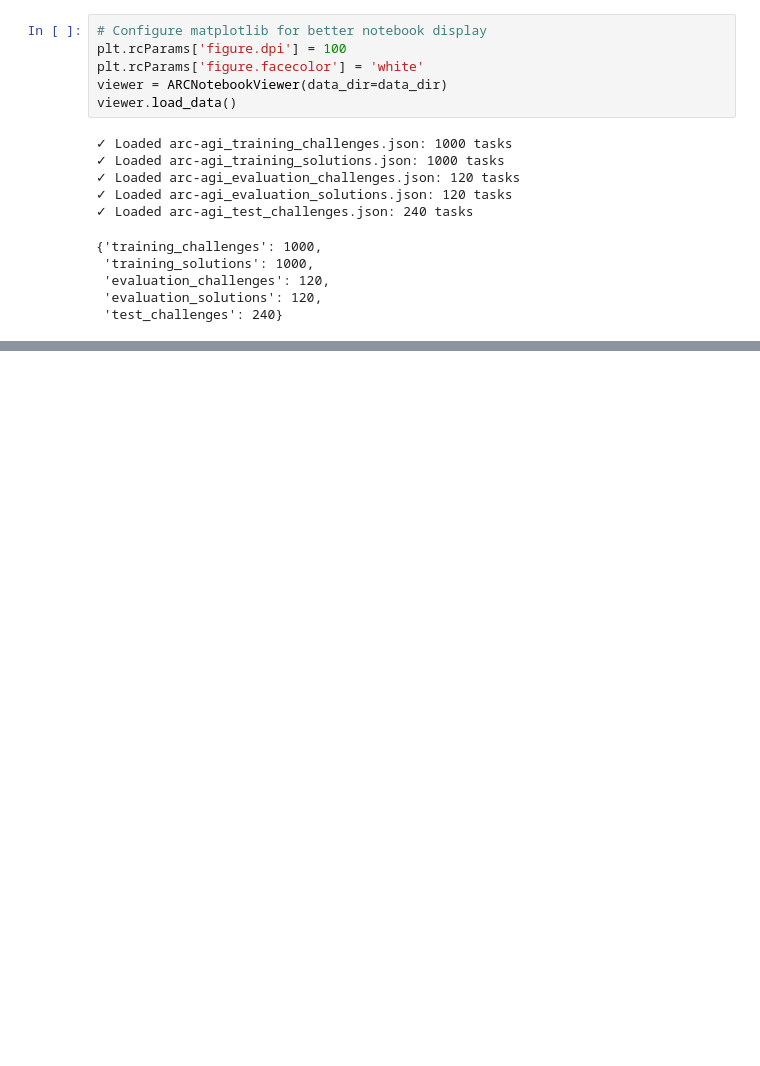
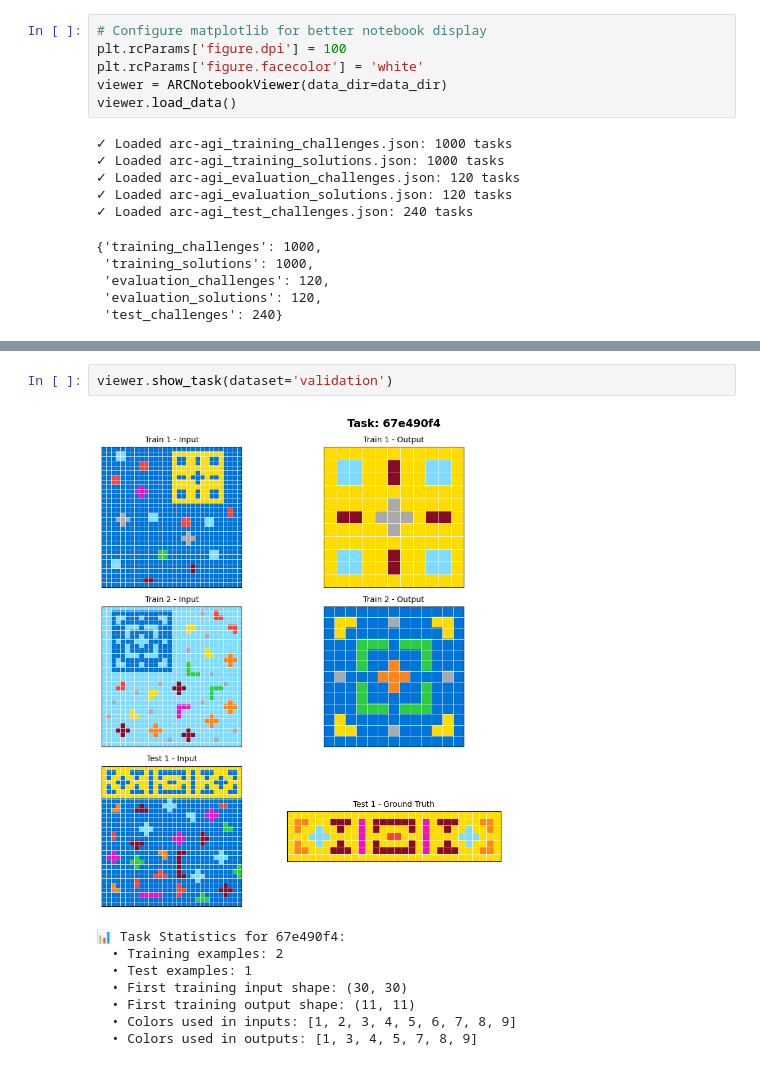
Before and after one commit to olivkoch/nano-trm, a Jupyter notebook: notebooks/neural_viewer.ipynb, the cells around one changed output, grey strips where cells are left out. Cells and saved outputs as stored; diff of their text form; blank space fills up the shorter version.

```diff
--- a/notebooks/neural_viewer.ipynb
+++ b/notebooks/neural_viewer.ipynb
@@ -54,0 +61,11 @@ viewer.visualize_model_predictions(evaluator.model, show_only_correct=True)
+# %%
+viewer.show_task(dataset='validation')
+# %% [output]
+[figure, added]
+📊 Task Statistics for 67e490f4:
+  • Training examples: 2
+  • Test examples: 1
+  • First training input shape: (30, 30)
+  • First training output shape: (11, 11)
+  • Colors used in inputs: [1, 2, 3, 4, 5, 6, 7, 8, 9]
+  • Colors used in outputs: [1, 3, 4, 5, 7, 8, 9]
```
Also changed, not shown: parts of 3 cells of this notebook, 5 other files.
